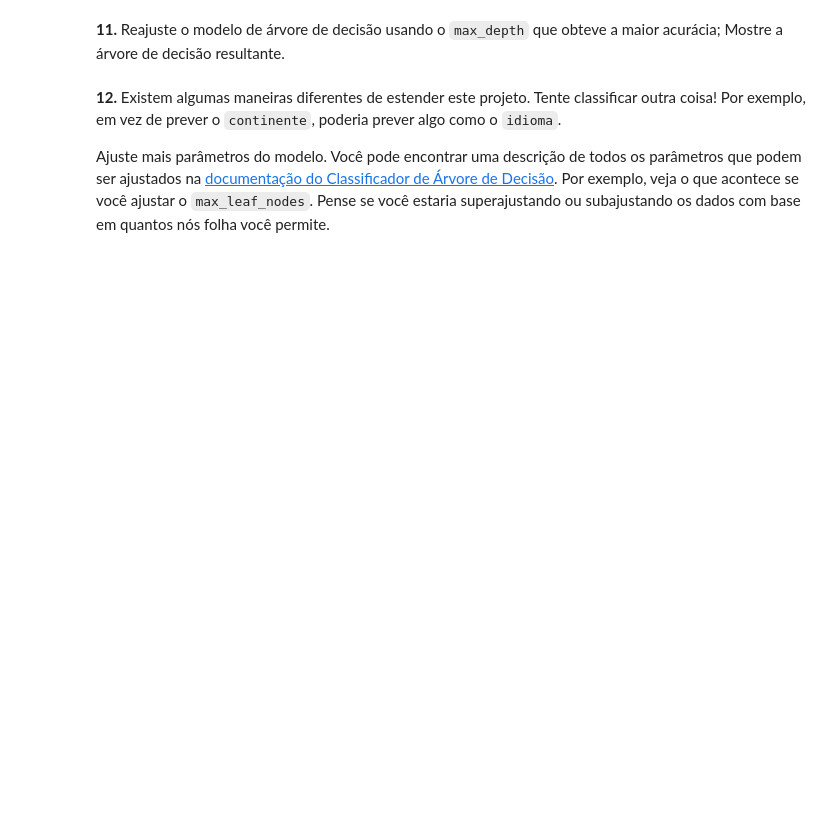
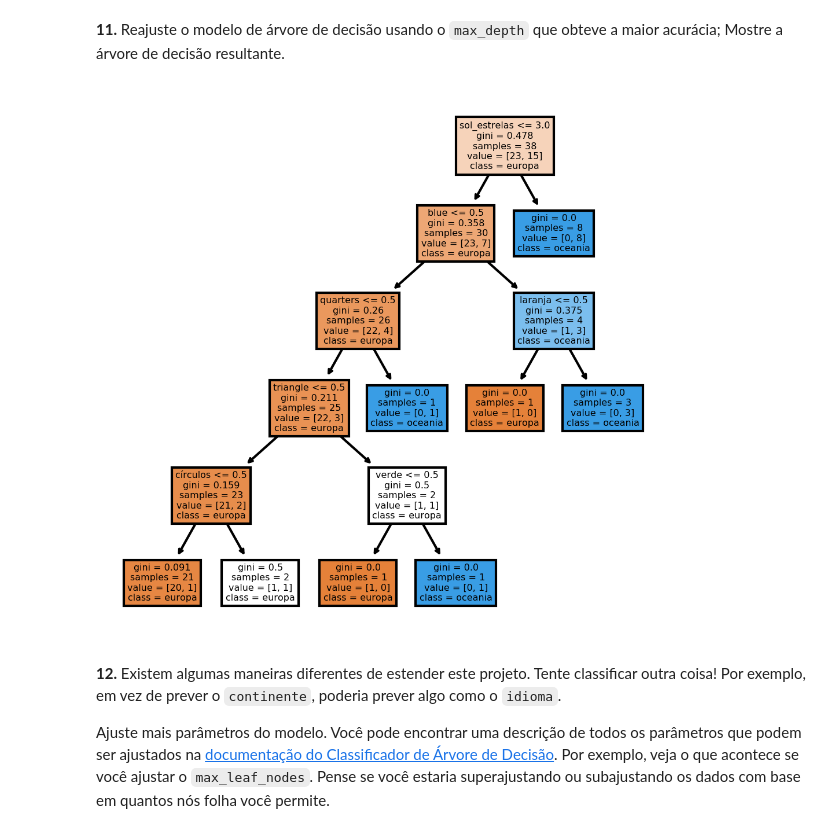
Before and after one commit to FelipeGXavier/ml, a Jupyter notebook: tree-decision/Exercício Árvore de Decisão.ipynb, the cells around one changed output. Cells and saved outputs as stored; diff of their text form; code cells hidden in the pictures; blank space fills up the shorter version.

```diff
--- a/tree-decision/Exercício Árvore de Decisão.ipynb
+++ b/tree-decision/Exercício Árvore de Decisão.ipynb
@@ -218,5 +226,10 @@ plt.show();
 # %% [markdown]
 **11.** Reajuste o modelo de árvore de decisão usando o `max_depth` que obteve a maior acurácia; Mostre a árvore de decisão resultante.
+# %%
+plt.subplots(figsize = (4,4), dpi=300)
+tree.plot_tree(decision_tree_classifier, feature_names = x.columns,  class_names=['europa', 'oceania'], filled = True);
+# %% [output]
+[figure, added]
 # %% [markdown]
 **12.** Existem algumas maneiras diferentes de estender este projeto. Tente classificar outra coisa! Por exemplo, em vez de prever o `continente`, poderia prever algo como o `idioma`.
 
```
Also changed, not shown: parts of 12 cells of this notebook.
